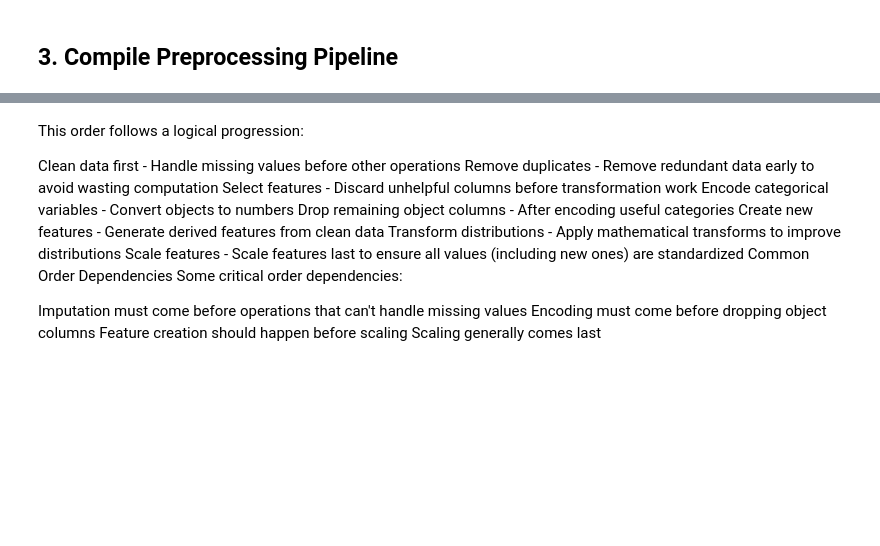
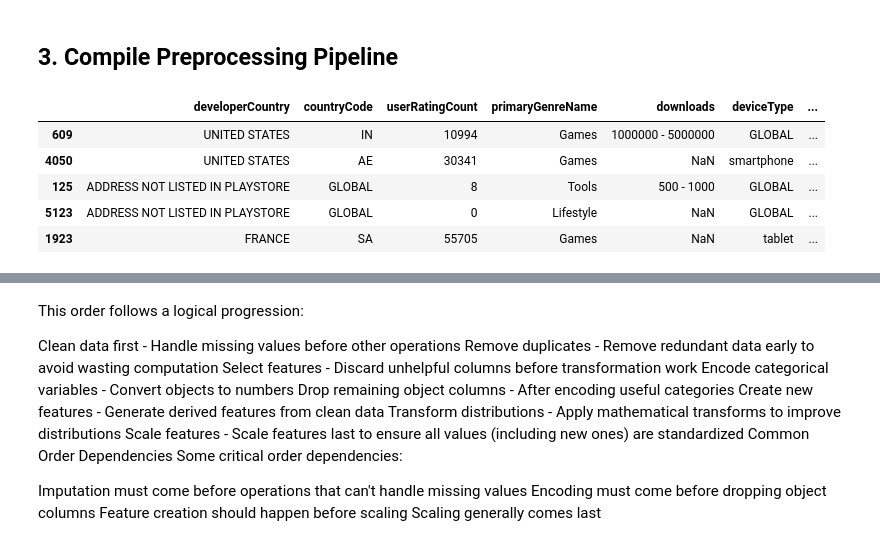
Before and after one commit to Reasondro/FindIT, a Jupyter notebook: Find_IT_Ale_New.ipynb, the cells around one changed output, grey strips where cells are left out. Drawn from its saved outputs; the diff is of its cells as text; code cells hidden in the pictures; blank space fills up the shorter version.

```diff
--- a/Find_IT_Ale_New.ipynb
+++ b/Find_IT_Ale_New.ipynb
@@ -1455,3 +1930,12 @@ pipe = Pipeline([
                  ("feature_scaler", FeatureScaler()),
                  ("feature_encoder", FeatureEncoder())
                  ])
+# %%
+train_set.head()
+# %% [output]
+|  | developerCountry | countryCode | userRatingCount | primaryGenreName | downloads | deviceType | ... |
+| 609 | UNITED STATES | IN | 10994 | Games | 1000000 - 5000000 | GLOBAL | ... |
+| 4050 | UNITED STATES | AE | 30341 | Games | NaN | smartphone | ... |
+| 125 | ADDRESS NOT LISTED IN PLAYSTORE | GLOBAL | 8 | Tools | 500 - 1000 | GLOBAL | ... |
+| 5123 | ADDRESS NOT LISTED IN PLAYSTORE | GLOBAL | 0 | Lifestyle | NaN | GLOBAL | ... |
+| 1923 | FRANCE | SA | 55705 | Games | NaN | tablet | ... |
```
Also changed, not shown: parts of 24 cells of this notebook.
